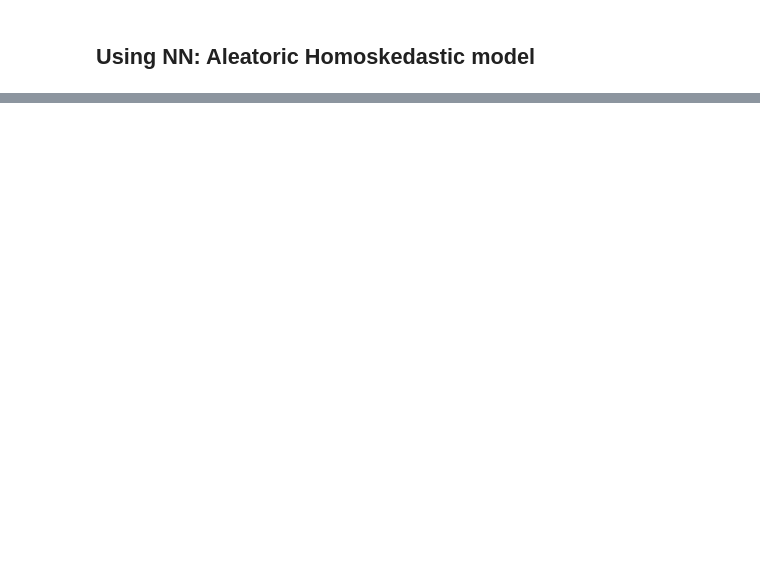
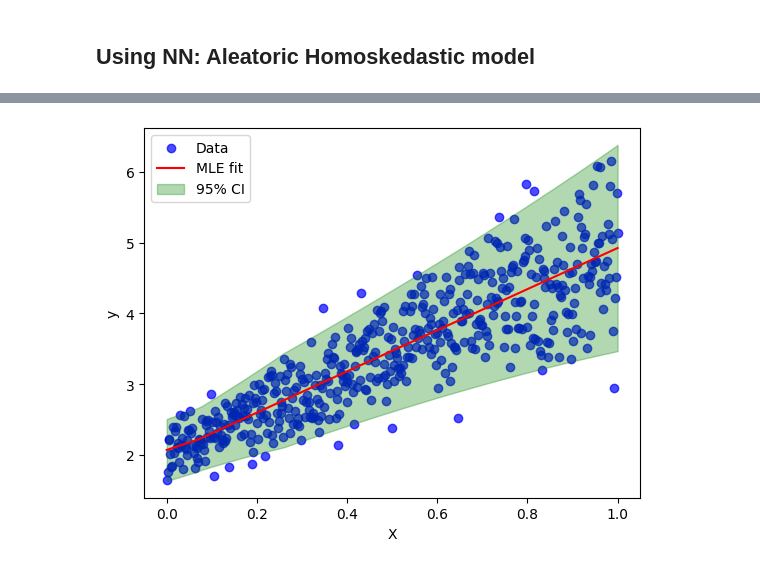
Before and after one commit to ksheersagaragrawal/LotteryTicketPruning, a Jupyter notebook: playTest/aleatoricLR.ipynb, the cells around one changed output, grey strips where cells are left out. Saved outputs shown, nothing was run; the diff lists cells and outputs as text; code cells hidden in the pictures; blank space fills up the shorter version.

```diff
--- a/playTest/aleatoricLR.ipynb
+++ b/playTest/aleatoricLR.ipynb
@@ -374,0 +404,15 @@ Name: z, Length: 200, dtype: float64
+# %%
+# Plot the final line + confidence interval
+learnt_std = learnt_std.detach().numpy()
+learnt_mean = learnt_mean.detach().numpy()
+X = X.reshape(-1)
+plt.scatter(X, y, label='Data', color='blue', alpha=0.7)
+plt.plot(X, learnt_mean, label='MLE fit', color='red')
+plt.fill_between(X, learnt_mean + 2 * learnt_std, learnt_mean- 2 * learnt_std,
+                    label='95% CI', color='green', alpha=0.3)
+plt.xlabel('X')
+plt.ylabel('y')
+plt.legend()
+plt.show()
+# %% [output]
+[figure, added]
```
Also changed, not shown: parts of 13 cells of this notebook.
